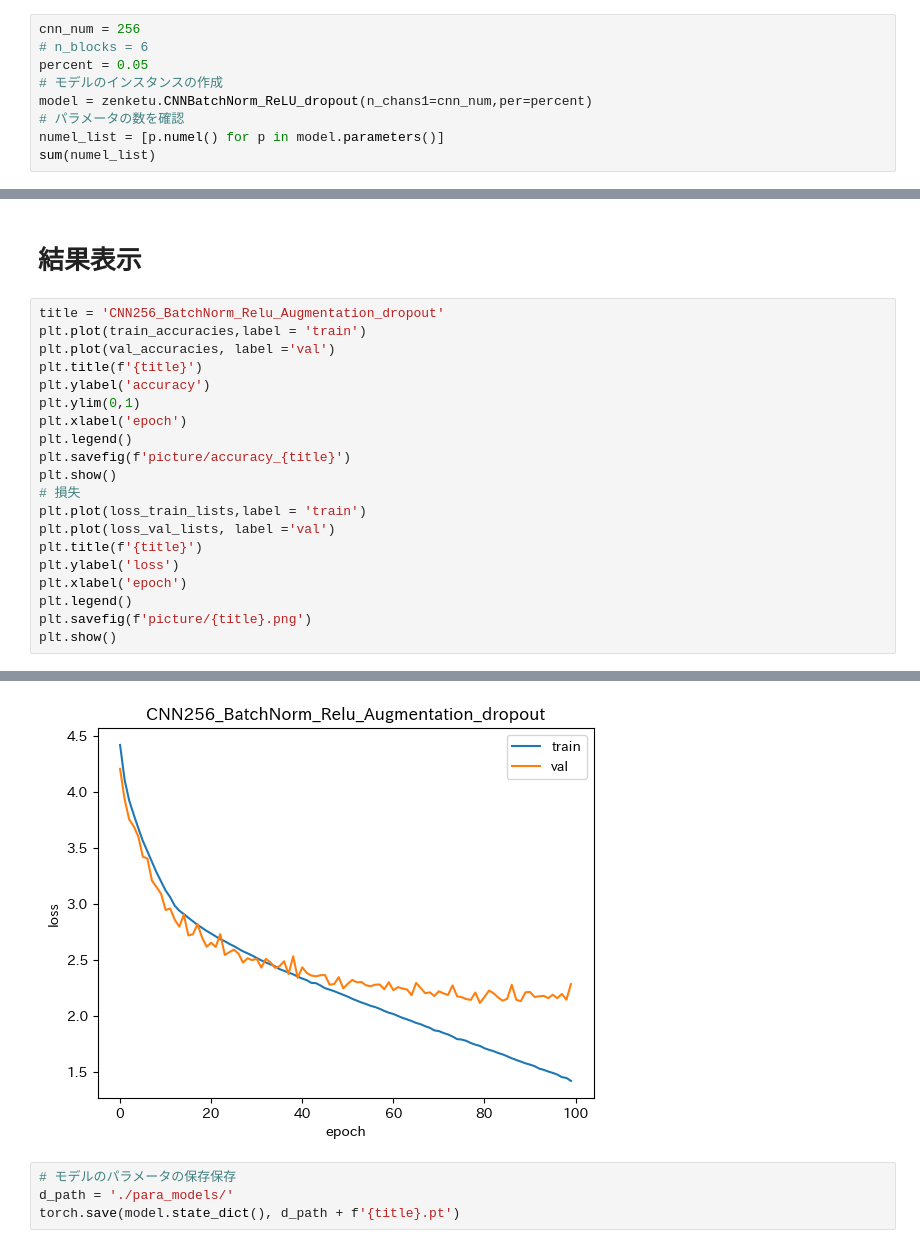
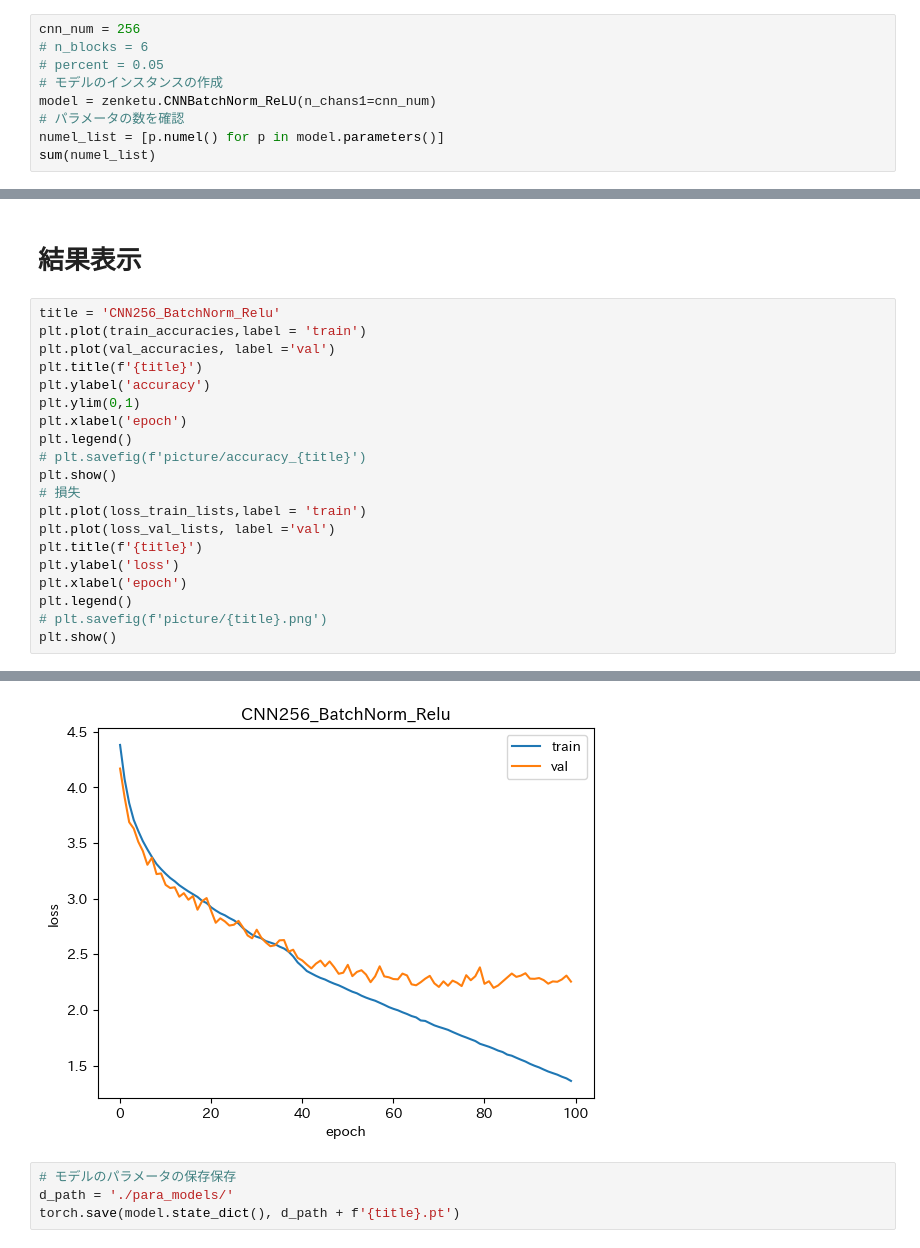
Before and after one commit to harukicode0/Studying_Image_Recognition, a Jupyter notebook: note1.ipynb, the cells around one changed output, grey strips where cells are left out. Saved outputs shown, nothing was run; the diff lists cells and outputs as text.

```diff
--- a/note1.ipynb
+++ b/note1.ipynb
@@ -70,9 +70,9 @@ transformed_tensor_cifar100_val = datasets.CIFAR100(data_path,
 # %%
 cnn_num = 256
 # n_blocks = 6
-percent = 0.05
+# percent = 0.05
 # モデルのインスタンスの作成
-model = zenketu.CNNBatchNorm_ReLU_dropout(n_chans1=cnn_num,per=percent)
+model = zenketu.CNNBatchNorm_ReLU(n_chans1=cnn_num)
 # パラメータの数を確認
 numel_list = [p.numel() for p in model.parameters()]
 sum(numel_list)
@@ -142,7 +140,7 @@ model,loss_train_lists, loss_val_lists,train_accuracies,val_accuracies = train_l
 # %% [markdown]
 # 結果表示
 # %%
-title = 'CNN256_BatchNorm_Relu_Augmentation_dropout'
+title = 'CNN256_BatchNorm_Relu'
 plt.plot(train_accuracies,label = 'train')
 plt.plot(val_accuracies, label ='val')
 plt.title(f'{title}')
@@ -150,7 +148,7 @@ plt.ylabel('accuracy')
 plt.ylim(0,1)
 plt.xlabel('epoch')
 plt.legend()
-plt.savefig(f'picture/accuracy_{title}')
+# plt.savefig(f'picture/accuracy_{title}')
 plt.show()
 # 損失
 plt.plot(loss_train_lists,label = 'train')
@@ -159,6 +157,6 @@ plt.title(f'{title}')
 plt.ylabel('loss')
 plt.xlabel('epoch')
 plt.legend()
-plt.savefig(f'picture/{title}.png')
+# plt.savefig(f'picture/{title}.png')
 plt.show()
 # %% [output]
@@ -166,4 +164,4 @@ plt.show()
-[figure, old version]
+[figure, new version]
 # %%
 # モデルのパラメータの保存保存
 d_path = './para_models/'
```
Also changed, not shown: parts of 8 cells of this notebook, 4 other files.
